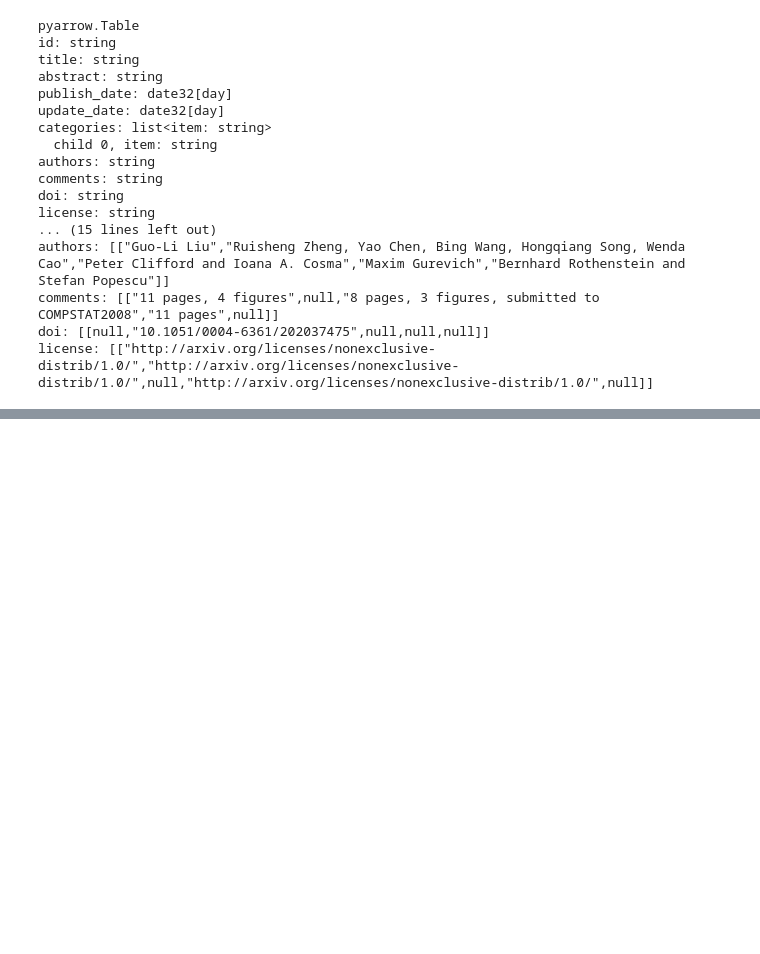
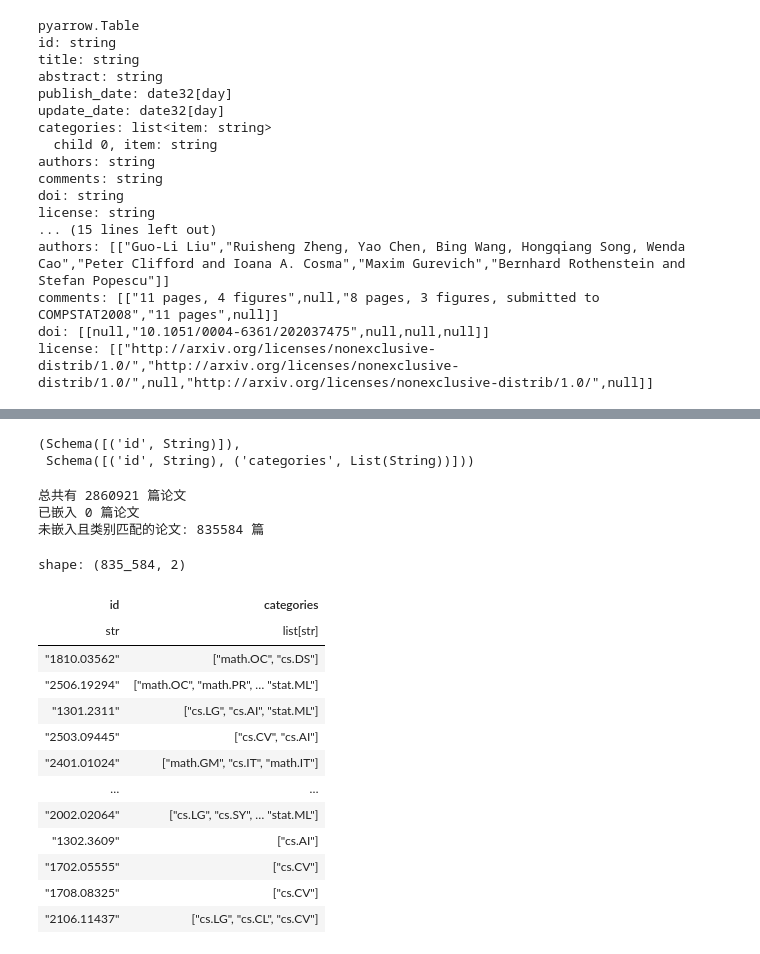
Before and after one commit to Yikai-Liao/papersys, a Jupyter notebook: playground/database.ipynb, the cells around one changed output, grey strips where cells are left out. Saved outputs shown, nothing was run; the diff lists cells and outputs as text; code cells hidden in the pictures; blank space fills up the shorter version.

```diff
--- a/playground/database.ipynb
+++ b/playground/database.ipynb
@@ -140,3 +140,5 @@ shape: (882, 10)
 | "1903.00321" | "Combined State and Parameter E… | "Reduced-order models based on … | 2019-03-01 | 2019-09-20 | ["physics.comp-ph", "cs.LG", … "p... | "Hans Yu, Matthew P. Juniper, L… | "52 pages, 19 figures; accepted… | "10.1016/j.jcp.2019.108950" | "http://arxiv.org/licenses/none… |
 | "1910.06816" | "REVE: Regularizing Deep Learni… | "Studies on generalization perf… | 2019-10-15 | 2019-10-16 | ["cs.LG", "stat.ML"] | "Antoine Saporta, Yifu Chen, Mi… | "Published in 2019 IEEE Interna… | "10.1109/ICIP.2019.8804396" | "http://arxiv.org/licenses/none… |
 | "1911.05473" | "Asynchronous Distributed Learn… | "In this paper, the extension o… | 2019-11-13 | 2019-11-14 | ["cs.LG", "math.OC", "stat.ML"] | "Francesco Farina, Stefano Mela… | null | "10.1109/TNNLS.2019.2947740" | "http://arxiv.org/licenses/none… |
+# %%
+manager2 = PaperManager(DATA_DIR / "papersys")
@@ -142,0 +181,51 @@ shape: (882, 10)
+# %%
+# manager2.db["paper_metadata"].search().select(["id", "categories"]).to_polars()
+
+embedded_ids = manager2.embedding_table.search().select([ID]).to_polars()
+all_ids = manager2.metadata_table.search().select([ID, CATEGORIES]).to_polars()
+# %%
+embedded_ids.schema, all_ids.schema
+# %% [output]
+(Schema([('id', String)]),
+ Schema([('id', String), ('categories', List(String))]))
+# %%
+categories = ["cs", "stat.ML"]
+# %%
+import polars as pl
+
+# 筛选不在 embedded_ids 中的论文
+not_embedded = all_ids.join(embedded_ids, on=ID, how="anti")
+
+# 使用 Polars 原生表达式进行前缀匹配
+# 对于每个类别，检查是否有任何 category 以它开头
+filtered_ids = not_embedded.filter(
+    pl.col(CATEGORIES).list.eval(
+        pl.any_horizontal([
+            pl.element().str.starts_with(cat)
+            for cat in categories
+        ])
+    ).list.any()
+)
+
+print(f"总共有 {len(all_ids)} 篇论文")
+print(f"已嵌入 {len(embedded_ids)} 篇论文")
+print(f"未嵌入且类别匹配的论文: {len(filtered_ids)} 篇")
+filtered_ids
+# %% [output]
+总共有 2860921 篇论文
+已嵌入 0 篇论文
+未嵌入且类别匹配的论文: 835584 篇
+shape: (835_584, 2)
+| id | categories |
+| str | list[str] |
+| "1810.03562" | ["math.OC", "cs.DS"] |
+| "2506.19294" | ["math.OC", "math.PR", … "stat.ML"] |
+| "1301.2311" | ["cs.LG", "cs.AI", "stat.ML"] |
+| "2503.09445" | ["cs.CV", "cs.AI"] |
+| "2401.01024" | ["math.GM", "cs.IT", "math.IT"] |
+| … | … |
+| "2002.02064" | ["cs.LG", "cs.SY", … "stat.ML"] |
+| "1302.3609" | ["cs.AI"] |
+| "1702.05555" | ["cs.CV"] |
+| "1708.08325" | ["cs.CV"] |
+| "2106.11437" | ["cs.LG", "cs.CL", "cs.CV"] |
```
Also changed, not shown: parts of 9 cells of this notebook, 3 other files.
